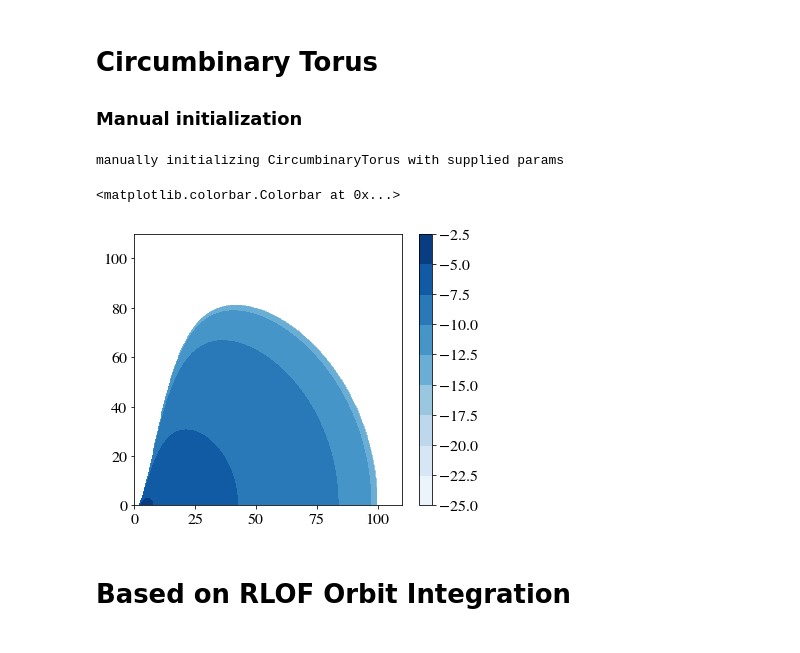
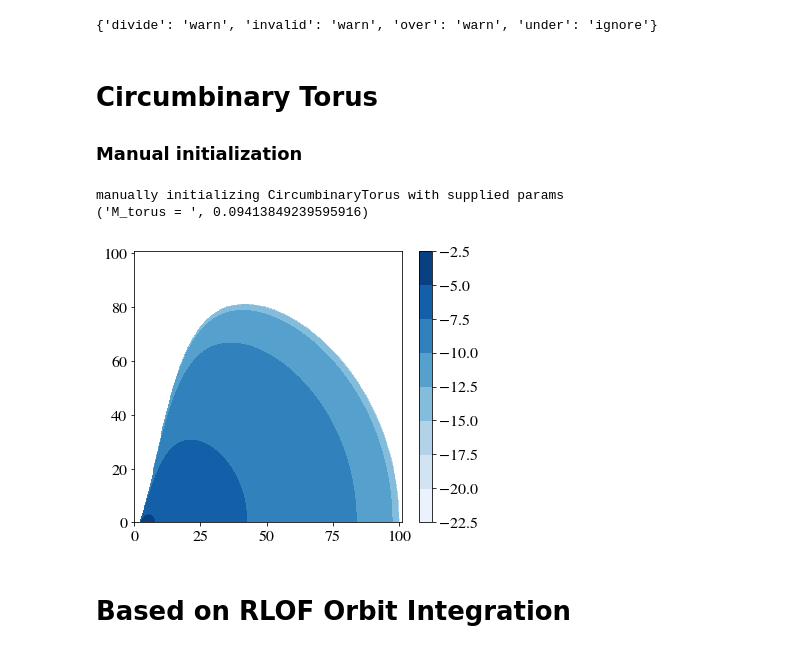
Before and after one commit to morganemacleod/RLOF, a Jupyter notebook: examples/RLOF-CircumbinaryTorus.ipynb, the cells around one changed output. Drawn from its saved outputs; the diff is of its cells as text; code cells hidden in the pictures.

Commit message:
circumbinary torus is implimented

```diff
--- a/examples/RLOF-CircumbinaryTorus.ipynb
+++ b/examples/RLOF-CircumbinaryTorus.ipynb
@@ -23,6 +23,10 @@ plt.rcParams['legend.handletextpad'] = 0.5
 plt.rcParams['font.family'] = 'stixgeneral'
 plt.rcParams['mathtext.fontset'] = 'stix'
 plt.rcParams['font.size'] = 16
+
+np.seterr(all='ignore')
+# %% [output]
+{'divide': 'warn', 'invalid': 'warn', 'over': 'warn', 'under': 'ignore'}
 # %% [markdown]
 # Circumbinary Torus
 
@@ -30,16 +34,21 @@ plt.rcParams['font.size'] = 16
 ### Manual initialization
 # %%
 # manually initialize with settings to some parameters
-ct = CircumbinaryTorus(GM=1,R0=100)
+ct = CircumbinaryTorus(Ggrav=1,M=1,R0=100)
 
-RR,zz = np.meshgrid(np.linspace(0,1.1*ct.R0,300),np.linspace(0,1.1*ct.R0,300))
+npoints = 300
+RR,zz = np.meshgrid(np.linspace(0,1.01*ct.R0,npoints),np.linspace(0,1.01*ct.R0,npoints))
 
 plt.contourf(RR,zz, np.log10(ct.rho_torus(RR,zz)) ,cmap='Blues')
 plt.colorbar()
+
+# integrate the tital mass
+dA = (RR[0,1]-RR[0,0])*(zz[1,0]-zz[0,0])
+print("M_torus = ",np.sum(4*np.pi*RR*ct.rho_torus(RR,zz)*dA))
 # %% [output]
 manually initializing CircumbinaryTorus with supplied params
+('M_torus = ', 0.09413849239595916)
-<matplotlib.colorbar.Colorbar at 0x...>
-[figure, old version]
+[figure, new version]
 # %% [markdown]
 # Based on RLOF Orbit Integration
 # %%
```
Also changed, not shown: parts of 2 cells of this notebook, 1 other file.
